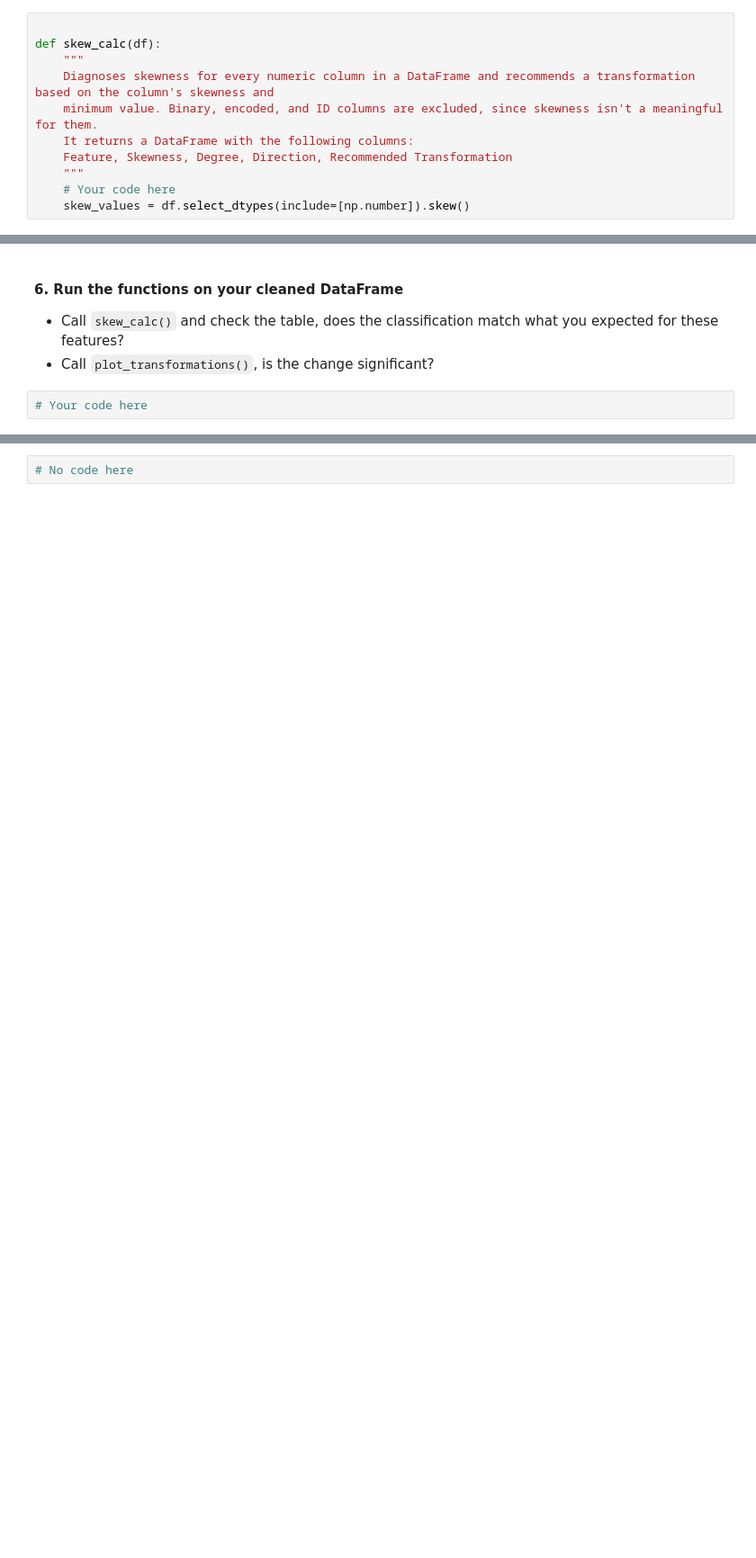
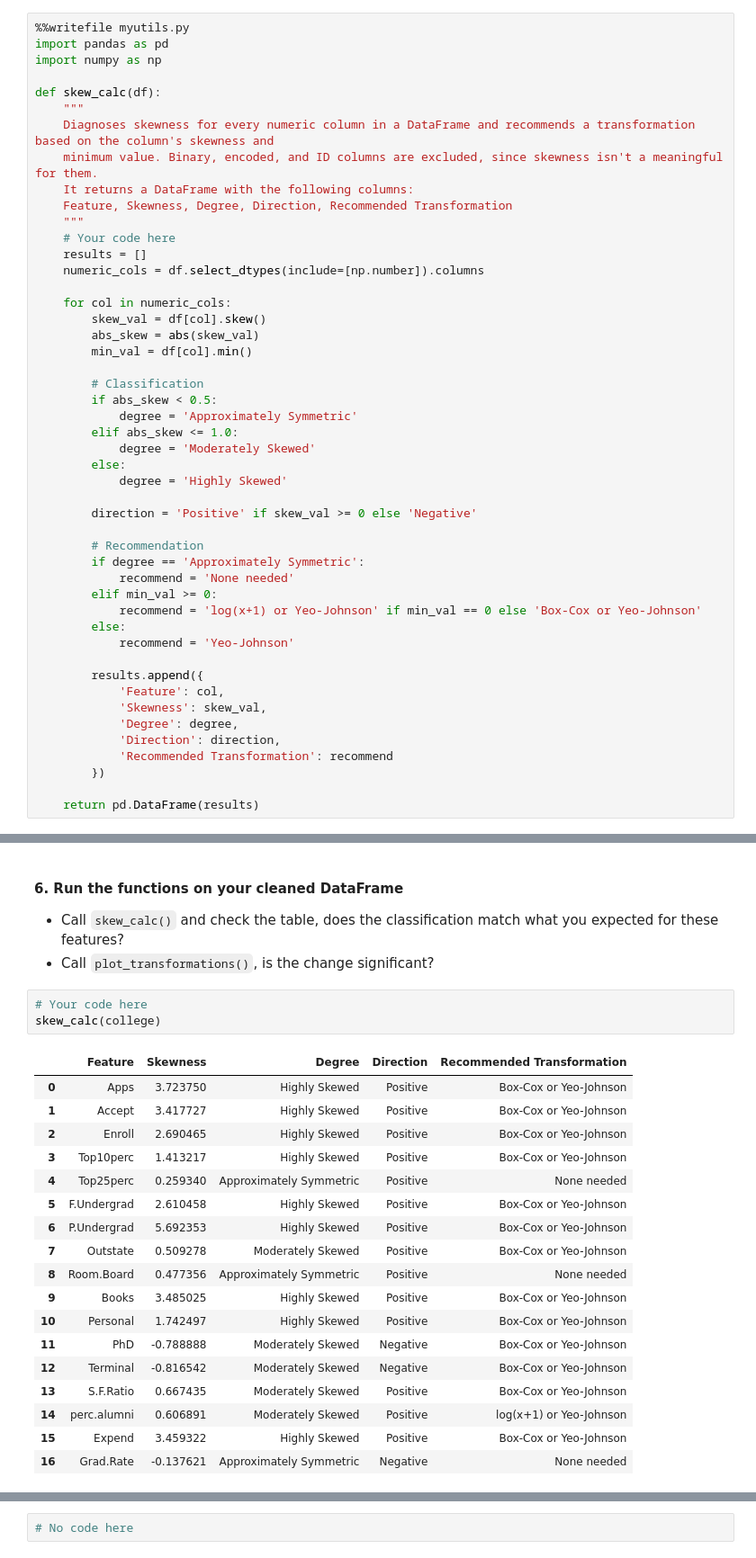
Before and after one commit to Qaem-7/labs_projects, a Jupyter notebook: Labs/6. Supervised Machine Learning/6.8 Distribution Transformations/Exercises/6.8.E1 Transformation Exercise.ipynb, the cells around one changed output, grey strips where cells are left out. Shown at 90% size. Saved outputs shown, nothing was run; the diff lists cells and outputs as text; blank space fills up the shorter version.

```diff
--- a/Labs/6. Supervised Machine Learning/6.8 Distribution Transformations/Exercises/6.8.E1 Transformation Exercise.ipynb
+++ b/Labs/6. Supervised Machine Learning/6.8 Distribution Transformations/Exercises/6.8.E1 Transformation Exercise.ipynb
@@ -134,6 +135,9 @@ college['Grad.Rate'] = college['Grad.Rate'].fillna(college['Grad.Rate'].median()
 - `skew_calc(df)`: for every numeric column, calculate its skewness, classify the degree and direction, and recommend a transformation. Use `%%writefile` to save this into `myutils.py`, then import it.
 - `plot_transformations(df, skew_table)`: take a DataFrame together with the output of `skew_calc()`, apply the **best** recommended transformation to each column, and plot the before and after distributions side by side with the skewness labeled on each subplot.
 # %%
+%%writefile myutils.py
+import pandas as pd
+import numpy as np
 
 def skew_calc(df):
     """
@@ -143,4 +147,38 @@ def skew_calc(df):
     Feature, Skewness, Degree, Direction, Recommended Transformation
     """
     # Your code here
-    skew_values = df.select_dtypes(include=[np.number]).skew()
+    results = []
+    numeric_cols = df.select_dtypes(include=[np.number]).columns
+
+    for col in numeric_cols:
+        skew_val = df[col].skew()
+        abs_skew = abs(skew_val)
+        min_val = df[col].min()
+
+        # Classification
+        if abs_skew < 0.5:
+            degree = 'Approximately Symmetric'
+        elif abs_skew <= 1.0:
+            degree = 'Moderately Skewed'
+        else:
+            degree = 'Highly Skewed'
+
+        direction = 'Positive' if skew_val >= 0 else 'Negative'
+
+        # Recommendation
+        if degree == 'Approximately Symmetric':
+            recommend = 'None needed'
+        elif min_val >= 0:
+            recommend = 'log(x+1) or Yeo-Johnson' if min_val == 0 else 'Box-Cox or Yeo-Johnson'
+        else:
+            recommend = 'Yeo-Johnson'
+
+        results.append({
+            'Feature': col,
+            'Skewness': skew_val,
+            'Degree': degree,
+            'Direction': direction,
+            'Recommended Transformation': recommend
+        })
+
+    return pd.DataFrame(results)
@@ -160,4 +220,24 @@ def plot_transformations(df, skew_table):
 - Call `plot_transformations()`, is the change significant?
 # %%
 # Your code here
+skew_calc(college)
+# %% [output]
+|  | Feature | Skewness | Degree | Direction | Recommended Transformation |
+| 0 | Apps | 3.723750 | Highly Skewed | Positive | Box-Cox or Yeo-Johnson |
+| 1 | Accept | 3.417727 | Highly Skewed | Positive | Box-Cox or Yeo-Johnson |
+| 2 | Enroll | 2.690465 | Highly Skewed | Positive | Box-Cox or Yeo-Johnson |
+| 3 | Top10perc | 1.413217 | Highly Skewed | Positive | Box-Cox or Yeo-Johnson |
+| 4 | Top25perc | 0.259340 | Approximately Symmetric | Positive | None needed |
+| 5 | F.Undergrad | 2.610458 | Highly Skewed | Positive | Box-Cox or Yeo-Johnson |
+| 6 | P.Undergrad | 5.692353 | Highly Skewed | Positive | Box-Cox or Yeo-Johnson |
+| 7 | Outstate | 0.509278 | Moderately Skewed | Positive | Box-Cox or Yeo-Johnson |
+| 8 | Room.Board | 0.477356 | Approximately Symmetric | Positive | None needed |
+| 9 | Books | 3.485025 | Highly Skewed | Positive | Box-Cox or Yeo-Johnson |
+| 10 | Personal | 1.742497 | Highly Skewed | Positive | Box-Cox or Yeo-Johnson |
+| 11 | PhD | -0.788888 | Moderately Skewed | Negative | Box-Cox or Yeo-Johnson |
+| 12 | Terminal | -0.816542 | Moderately Skewed | Negative | Box-Cox or Yeo-Johnson |
+| 13 | S.F.Ratio | 0.667435 | Moderately Skewed | Positive | Box-Cox or Yeo-Johnson |
+| 14 | perc.alumni | 0.606891 | Moderately Skewed | Positive | log(x+1) or Yeo-Johnson |
+| 15 | Expend | 3.459322 | Highly Skewed | Positive | Box-Cox or Yeo-Johnson |
+| 16 | Grad.Rate | -0.137621 | Approximately Symmetric | Negative | None needed |
 # %%
```
Also changed, not shown: parts of 31 cells of this notebook, 2 other files.
